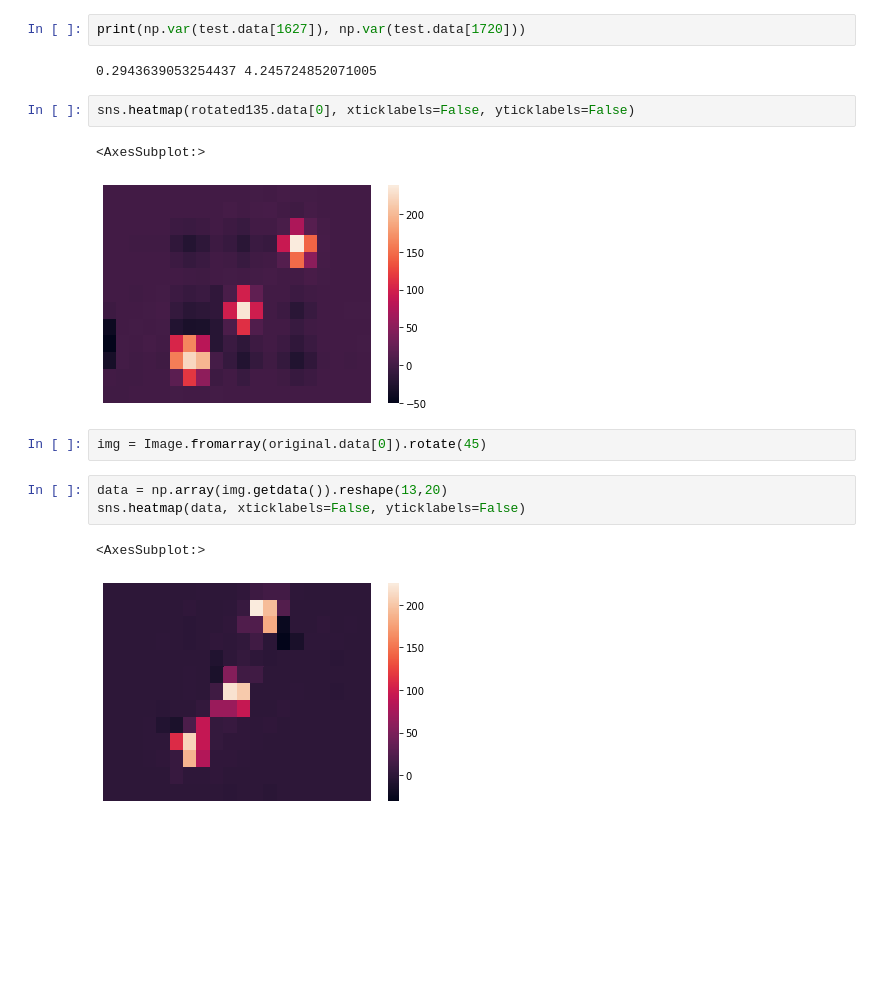
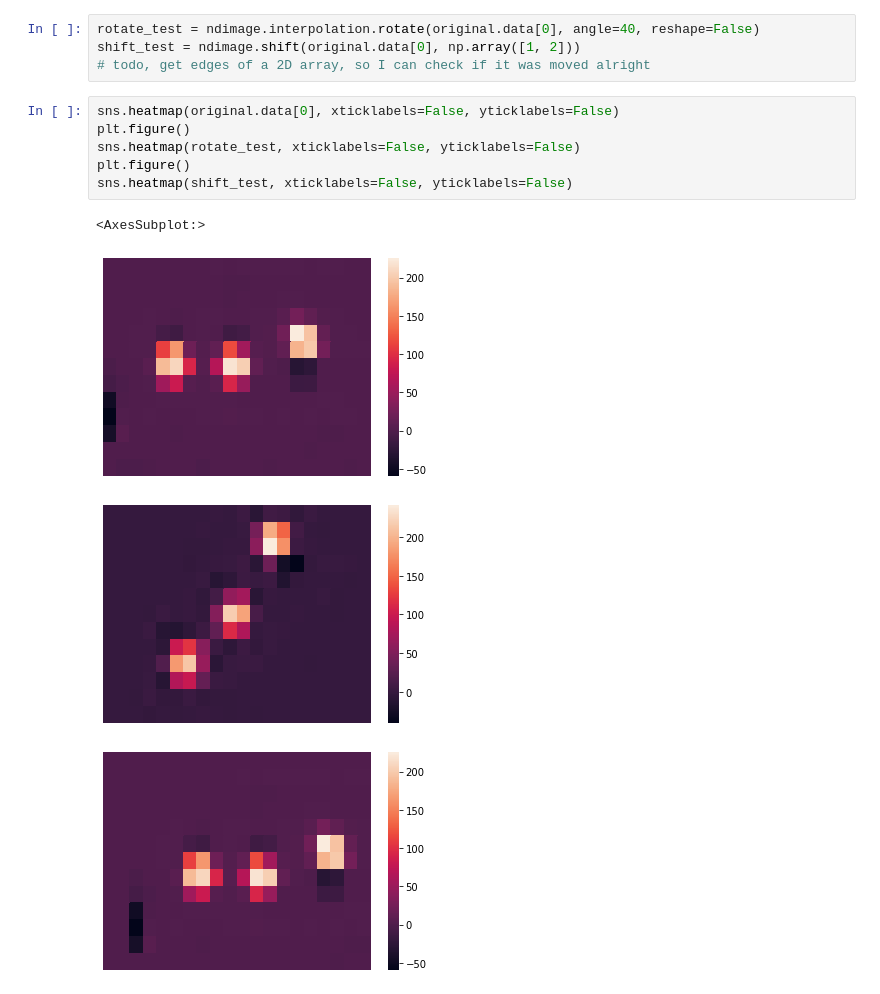
Before and after one commit to mmenzyns/ai-palm-rejection, a Jupyter notebook: data_processing/rotate.ipynb, the cells around one changed output. Cells and saved outputs as stored; diff of their text form; blank space fills up the shorter version.

Commit message:
rotate, shift, todo

```diff
--- a/data_processing/rotate.ipynb
+++ b/data_processing/rotate.ipynb
@@ -49,17 +23,15 @@ sns.heatmap(test.data[86], xticklabels=False, yticklabels=False)
-# %%
-print(np.var(test.data[1627]), np.var(test.data[1720]))
-# %% [output]
-0.2943639053254437 4.245724852071005
-# %%
-sns.heatmap(rotated135.data[0], xticklabels=False, yticklabels=False)
-# %% [output]
-<AxesSubplot:>
-[figure, removed]
-# %%
-img = Image.fromarray(original.data[0]).rotate(45)
-# %%
-data = np.array(img.getdata()).reshape(13,20)
-sns.heatmap(data, xticklabels=False, yticklabels=False)
-# %% [output]
-<AxesSubplot:>
-[figure, removed]
+# %%
+rotate_test = ndimage.interpolation.rotate(original.data[0], angle=40, reshape=False)
+shift_test = ndimage.shift(original.data[0], np.array([1, 2]))
+# todo, get edges of a 2D array, so I can check if it was moved alright
+# %%
+sns.heatmap(original.data[0], xticklabels=False, yticklabels=False)
+plt.figure()
+sns.heatmap(rotate_test, xticklabels=False, yticklabels=False)
+plt.figure()
+sns.heatmap(shift_test, xticklabels=False, yticklabels=False)
+# %% [output]
+<AxesSubplot:>
+[figure, added]
+[figure, added]
+[figure, added]
```
Also changed, not shown: parts of 9 cells of this notebook, 1 other file.
